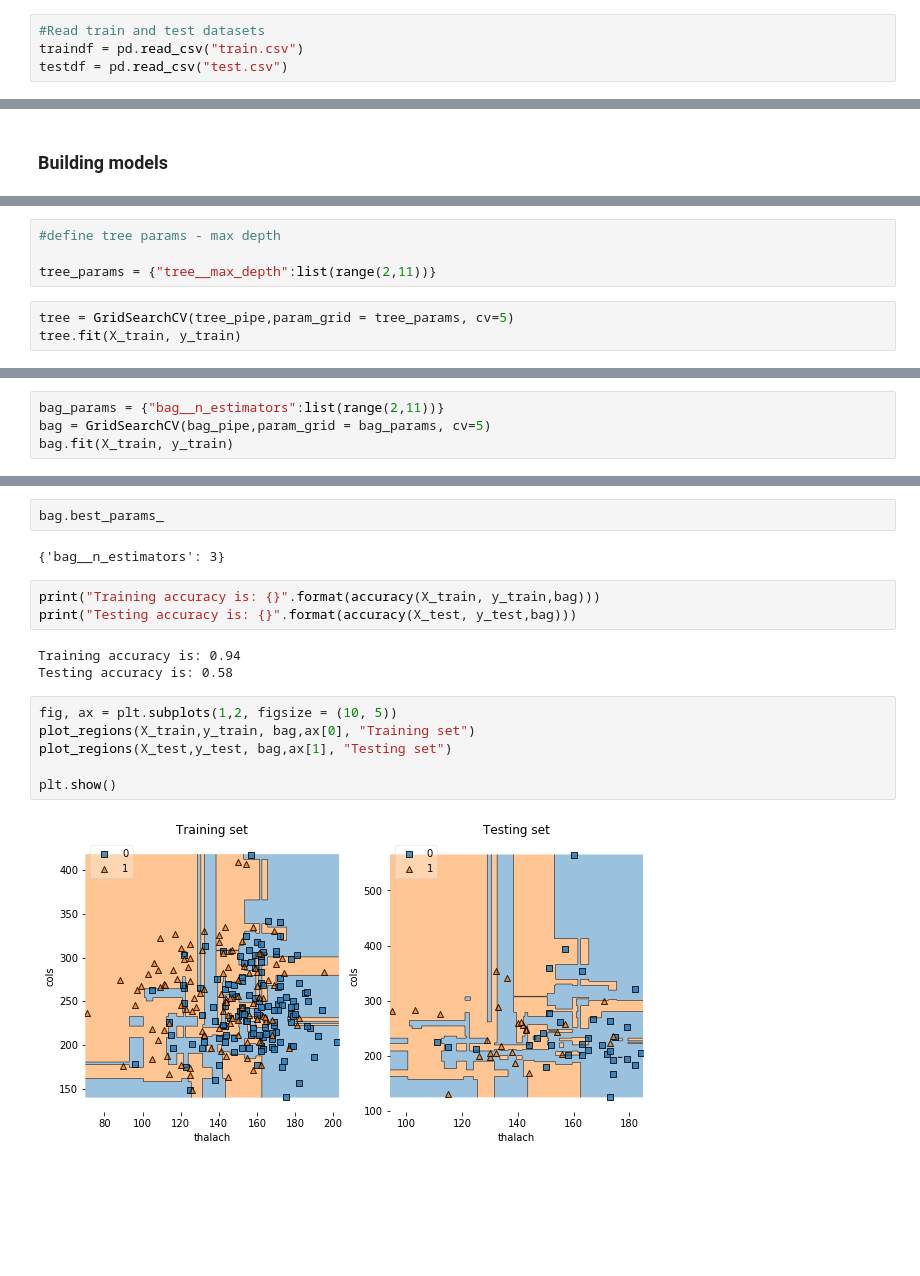
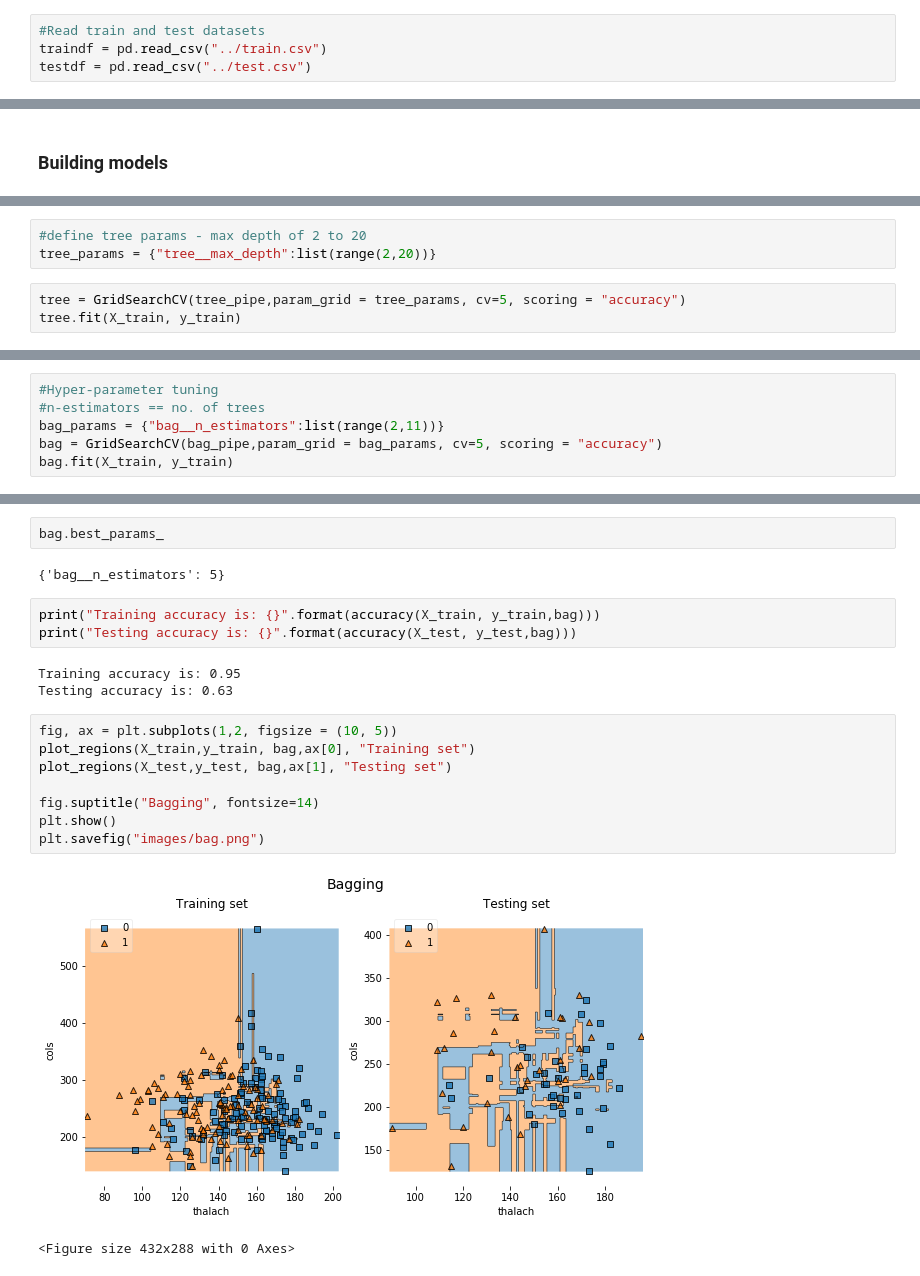
Before and after one commit to Thilakraj1998/heart-disease-classification, a Jupyter notebook: decisiontrees.ipynb, the cells around one changed output, grey strips where cells are left out. Drawn from its saved outputs; the diff is of its cells as text; blank space fills up the shorter version.

```diff
--- a/decisiontrees.ipynb
+++ b/decisiontrees.ipynb
@@ -17,5 +50,5 @@ from mlxtend.plotting import plot_decision_regions
 # %%
 #Read train and test datasets
-traindf = pd.read_csv("train.csv")
-testdf = pd.read_csv("test.csv")
+traindf = pd.read_csv("../train.csv")
+testdf = pd.read_csv("../test.csv")
 # %%
@@ -103,9 +160,8 @@ tree_pipe = Pipeline(tree_steps)
 # %%
-#define tree params - max depth
-
-tree_params = {"tree__max_depth":list(range(2,11))}
+#define tree params - max depth of 2 to 20
+tree_params = {"tree__max_depth":list(range(2,20))}
 # %%
-tree = GridSearchCV(tree_pipe,param_grid = tree_params, cv=5)
+tree = GridSearchCV(tree_pipe,param_grid = tree_params, cv=5, scoring = "accuracy")
 tree.fit(X_train, y_train)
 # %% [output]
 GridSearchCV(cv=5, error_score='raise',
@@ -146,6 +220,8 @@ bag_pipe = Pipeline(bag_steps)
 # %%
+#Hyper-parameter tuning
+#n-estimators == no. of trees
 bag_params = {"bag__n_estimators":list(range(2,11))}
-bag = GridSearchCV(bag_pipe,param_grid = bag_params, cv=5)
+bag = GridSearchCV(bag_pipe,param_grid = bag_params, cv=5, scoring = "accuracy")
 bag.fit(X_train, y_train)
 # %% [output]
 GridSearchCV(cv=5, error_score='raise',
@@ -161,18 +237,21 @@ GridSearchCV(cv=5, error_score='raise',
 # %%
 bag.best_params_
 # %% [output]
-{'bag__n_estimators': 3}
+{'bag__n_estimators': 5}
 # %%
 print("Training accuracy is: {}".format(accuracy(X_train, y_train,bag)))
 print("Testing accuracy is: {}".format(accuracy(X_test, y_test,bag)))
 # %% [output]
-Training accuracy is: 0.94
-Testing accuracy is: 0.58
+Training accuracy is: 0.95
+Testing accuracy is: 0.63
 # %%
 fig, ax = plt.subplots(1,2, figsize = (10, 5))
 plot_regions(X_train,y_train, bag,ax[0], "Training set")
 plot_regions(X_test,y_test, bag,ax[1], "Testing set")
 
+fig.suptitle("Bagging", fontsize=14)
 plt.show()
+plt.savefig("images/bag.png")
 # %% [output]
-[figure, old version]
+[figure, new version]
+<Figure size 432x288 with 0 Axes>
```
Also changed, not shown: parts of 57 cells of this notebook, 10 other files.
